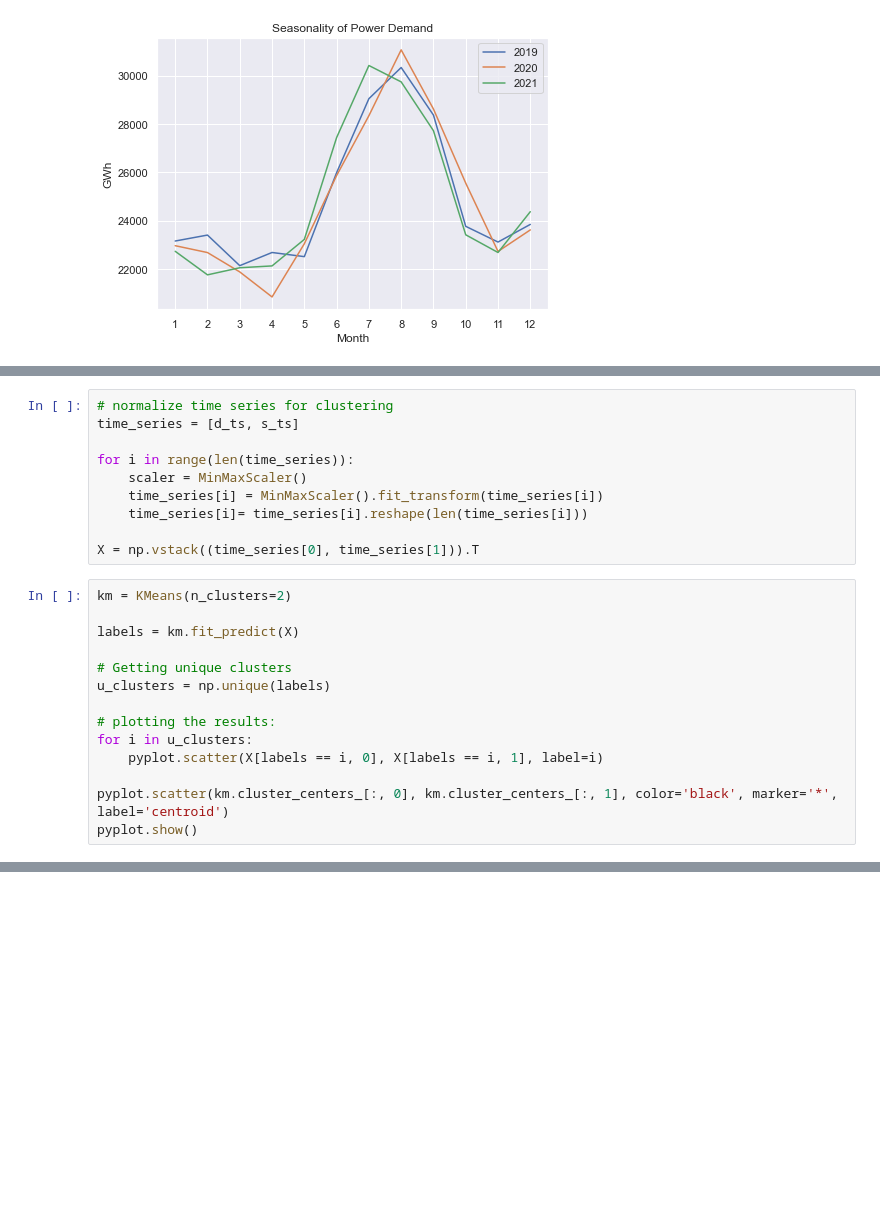
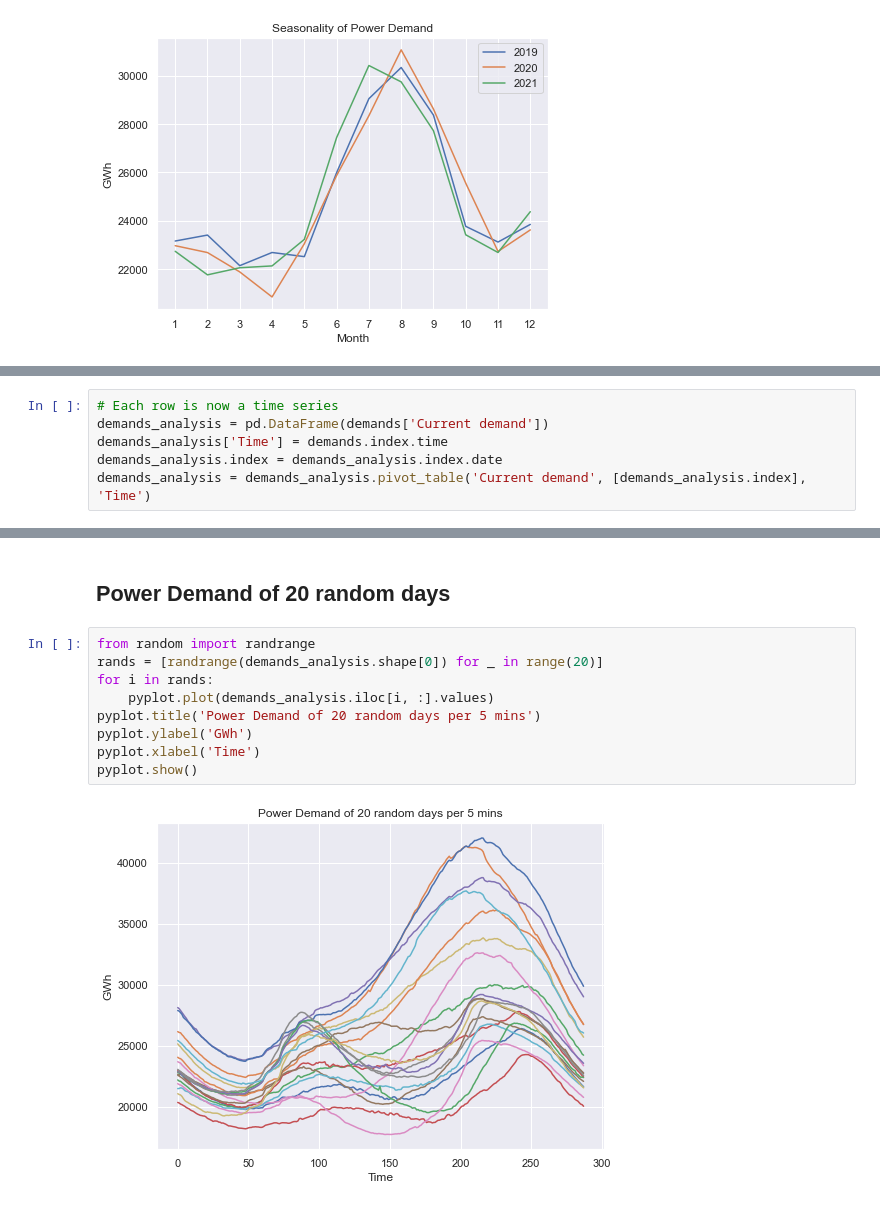
Before and after one commit to gkontogiannhs/Data-Mining, a Jupyter notebook: main.ipynb, the cells around one changed output, grey strips where cells are left out. Saved outputs shown, nothing was run; the diff lists cells and outputs as text; blank space fills up the shorter version.

```diff
--- a/main.ipynb
+++ b/main.ipynb
@@ -248,24 +227,6 @@ pyplot.show()
 # %%
-# normalize time series for clustering
-time_series = [d_ts, s_ts]
-
-for i in range(len(time_series)):
-    scaler = MinMaxScaler()
-    time_series[i] = MinMaxScaler().fit_transform(time_series[i])
-    time_series[i]= time_series[i].reshape(len(time_series[i]))
-
-X = np.vstack((time_series[0], time_series[1])).T
+# Each row is now a time series
+demands_analysis = pd.DataFrame(demands['Current demand'])
+demands_analysis['Time'] = demands.index.time
+demands_analysis.index = demands_analysis.index.date
+demands_analysis = demands_analysis.pivot_table('Current demand', [demands_analysis.index], 'Time')
-# %%
-km = KMeans(n_clusters=2)
-
-labels = km.fit_predict(X)
-
-# Getting unique clusters
-u_clusters = np.unique(labels)
-
-# plotting the results:
-for i in u_clusters:
-    pyplot.scatter(X[labels == i, 0], X[labels == i, 1], label=i)
-
-pyplot.scatter(km.cluster_centers_[:, 0], km.cluster_centers_[:, 1], color='black', marker='*', label='centroid')
-pyplot.show()
@@ -318,0 +243,13 @@ pyplot.show()
+# %% [markdown]
+## Power Demand of 20 random days
+# %%
+from random import randrange
+rands = [randrange(demands_analysis.shape[0]) for _ in range(20)]
+for i in rands:
+    pyplot.plot(demands_analysis.iloc[i, :].values)
+pyplot.title('Power Demand of 20 random days per 5 mins')
+pyplot.ylabel('GWh')
+pyplot.xlabel('Time')
+pyplot.show()
+# %% [output]
+[figure, added]
```
Also changed, not shown: parts of 49 cells of this notebook.
